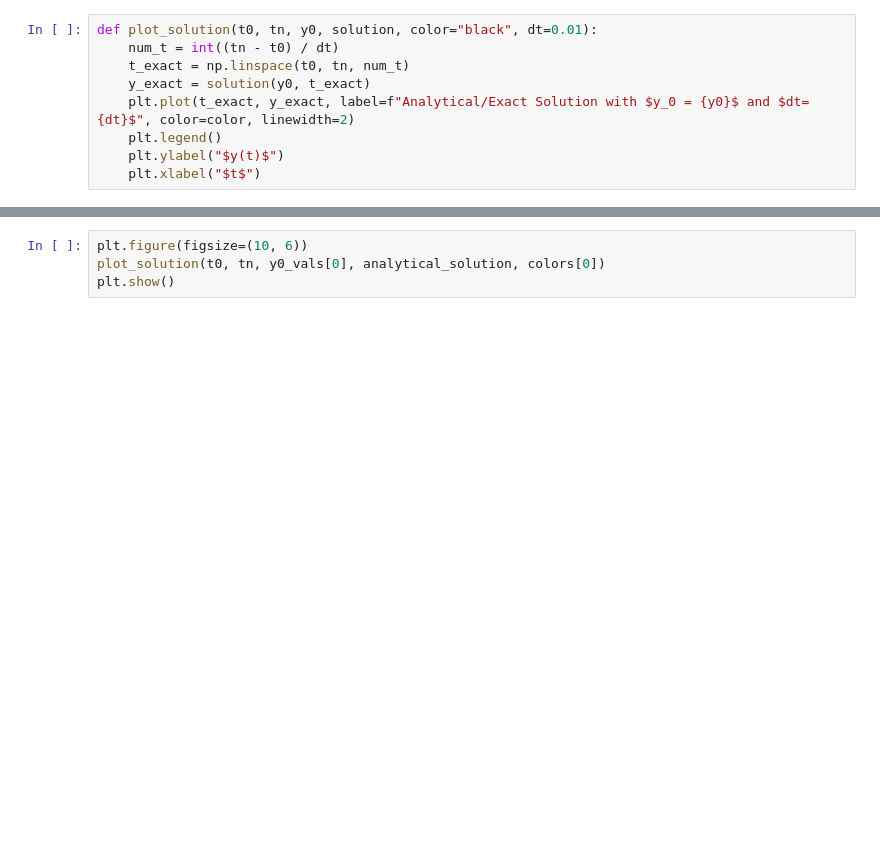
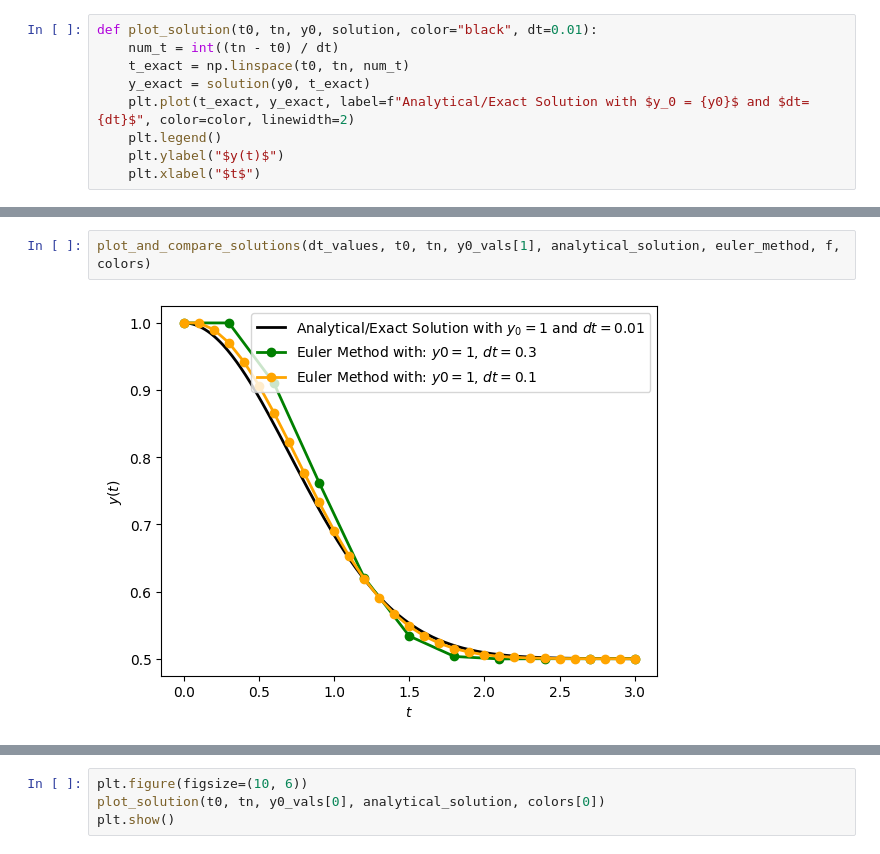
Before and after one commit to abarton51/comp_neuro, a Jupyter notebook: src/hw1/q2.ipynb, the cells around one changed output, grey strips where cells are left out. Cells and saved outputs as stored; diff of their text form; blank space fills up the shorter version.

```diff
--- a/src/hw1/q2.ipynb
+++ b/src/hw1/q2.ipynb
@@ -54,0 +57,4 @@ plot_and_compare_solutions(dt_values, t0, tn, y0_vals[0], analytical_solution, e
+# %%
+plot_and_compare_solutions(dt_values, t0, tn, y0_vals[1], analytical_solution, euler_method, f, colors)
+# %% [output]
+[figure, added]
```
Also changed, not shown: parts of 11 cells of this notebook, 1 other file.
